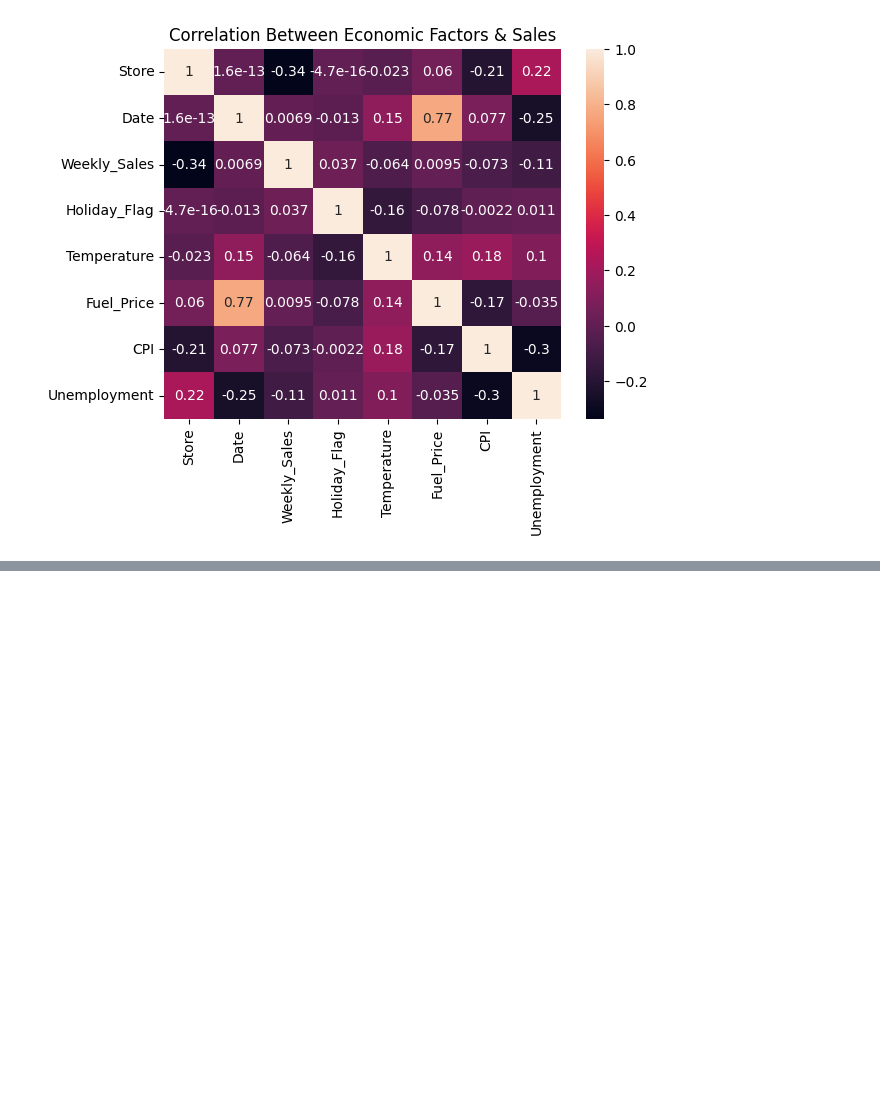
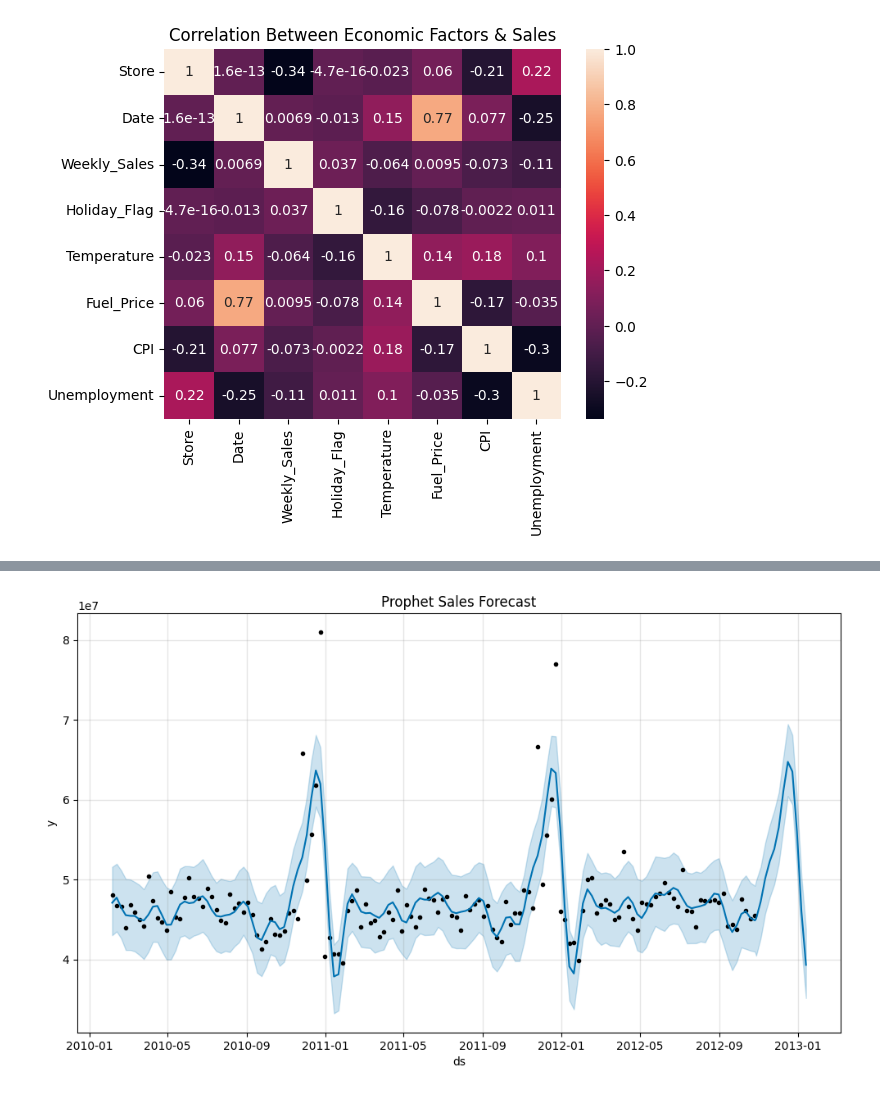
Before and after one commit to kuldeepsingh8949/DMV_Coretech, a Jupyter notebook: Walmart Dashboard/Walmart Analysis.ipynb, the cells around one changed output, grey strips where cells are left out. Saved outputs shown, nothing was run; the diff lists cells and outputs as text; code cells hidden in the pictures; blank space fills up the shorter version.

```diff
--- a/Walmart Dashboard/Walmart Analysis.ipynb
+++ b/Walmart Dashboard/Walmart Analysis.ipynb
@@ -138,0 +199,6 @@ plt.show()
+# %%
+prophet_ds = ds.groupby('Date')['Weekly_Sales'].sum().reset_index()
+prophet_ds.columns = ['ds', 'y']
+# %%
+model_prophet = Prophet()
+model_prophet.fit(prophet_ds)
@@ -138,0 +209,9 @@ plt.show()
+# %%
+future = model_prophet.make_future_dataframe(periods=12, freq='W')
+forecast = model_prophet.predict(future)
+# %%
+model_prophet.plot(forecast)
+plt.title("Prophet Sales Forecast")
+plt.show()
+# %% [output]
+[figure, added]
```
Also changed, not shown: parts of 9 cells of this notebook, 2 other files.
